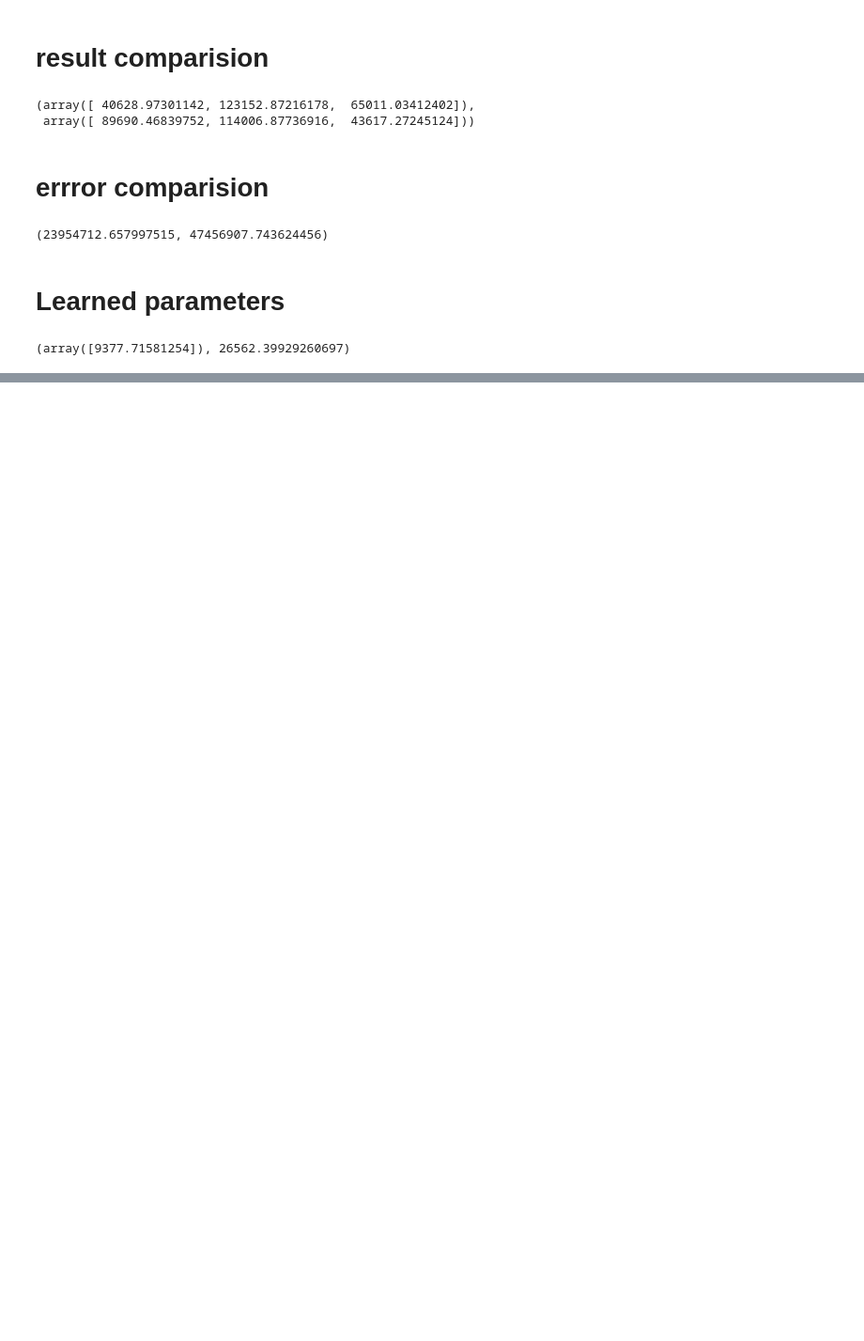
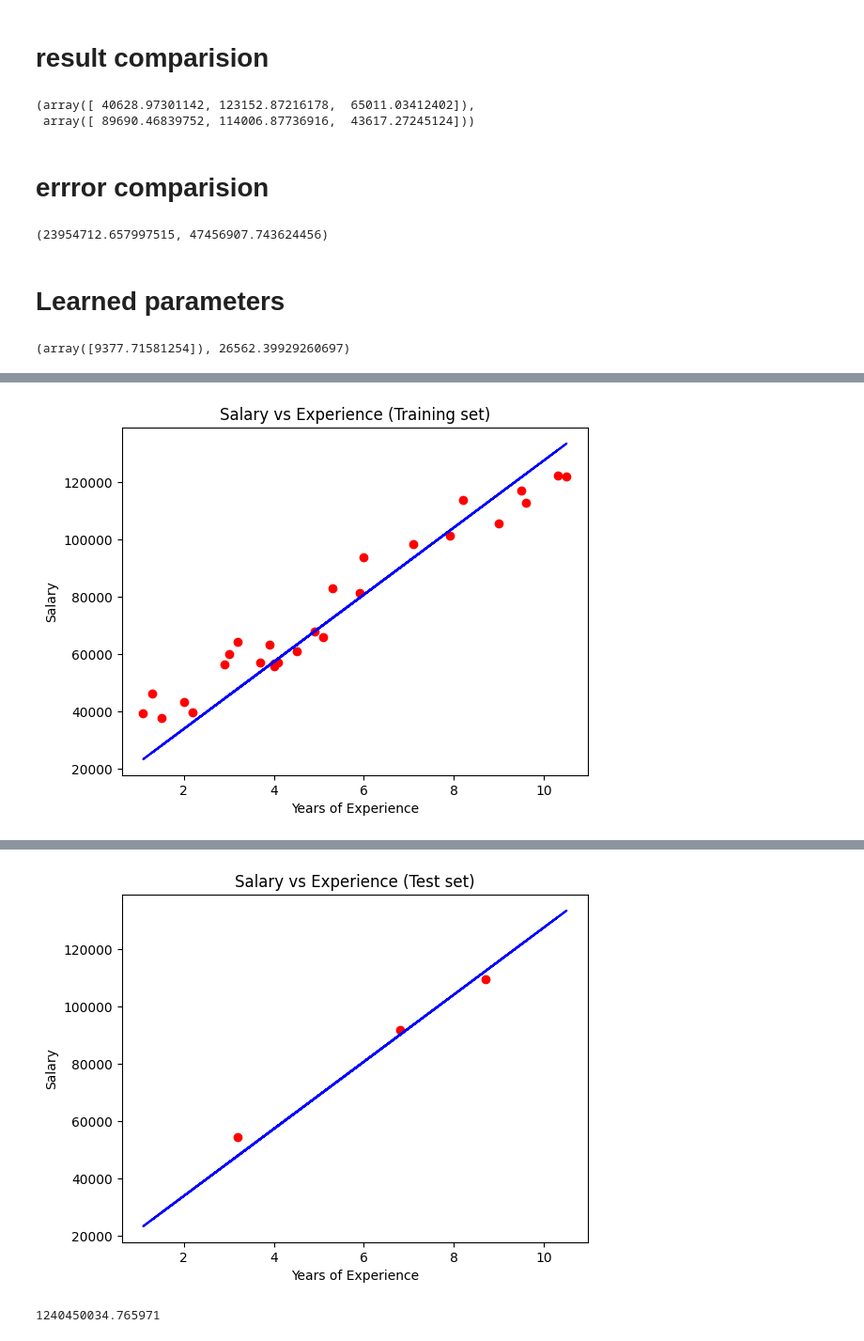
Before and after one commit to vinotharjun/keras-tf, a Jupyter notebook: classroom-practice/Linear_regression_from_scratch.ipynb, the cells around one changed output, grey strips where cells are left out. Shown at 94% size. Cells and saved outputs as stored; diff of their text form; code cells hidden in the pictures; blank space fills up the shorter version.

```diff
--- a/classroom-practice/Linear_regression_from_scratch.ipynb
+++ b/classroom-practice/Linear_regression_from_scratch.ipynb
@@ -320,0 +332,43 @@ regressor.coef_,regressor.intercept_
+# %%
+# prompt: keras model sequential simple neural network for 1 feature
+
+import matplotlib.pyplot as plt
+import numpy as np
+from keras.models import Sequential
+from keras.layers import Dense
+from keras.optimizers import SGD
+
+# Initialising the ANN
+model = Sequential([
+    Dense(units=1, activation='linear',input_dim=1)
+])
+
+
+# Compiling the ANN
+model.compile(optimizer=SGD(lr=0.01), loss='mean_squared_error', metrics=['accuracy'])
+
+# Fitting the ANN to the Training set
+model.fit(x_train, y_train, batch_size=32, epochs=100)
+
+# Predicting the Test set results
+y_pred = model.predict(x_test)
+
+# Visualising the Training set results
+plt.scatter(x_train, y_train, color='red')
+plt.plot(x_train, model.predict(x_train), color='blue')
+plt.title('Salary vs Experience (Training set)')
+plt.xlabel('Years of Experience')
+plt.ylabel('Salary')
+plt.show()
+
+# Visualising the Test set results
+plt.scatter(x_test, y_test, color='red')
+plt.plot(x_train, model.predict(x_train), color='blue')
+plt.title('Salary vs Experience (Test set)')
+plt.xlabel('Years of Experience')
+plt.ylabel('Salary')
+plt.show()
+
+mse_keras = (np.square(y_pred -y_test)).mean(axis=None)
+mse_keras
+# %% [output]
@@ -320,0 +393 @@ regressor.coef_,regressor.intercept_
+[figure, added]
@@ -320,0 +395,2 @@ regressor.coef_,regressor.intercept_
+[figure, added]
+1240450034.765971
```
Also changed, not shown: parts of 5 cells of this notebook.
